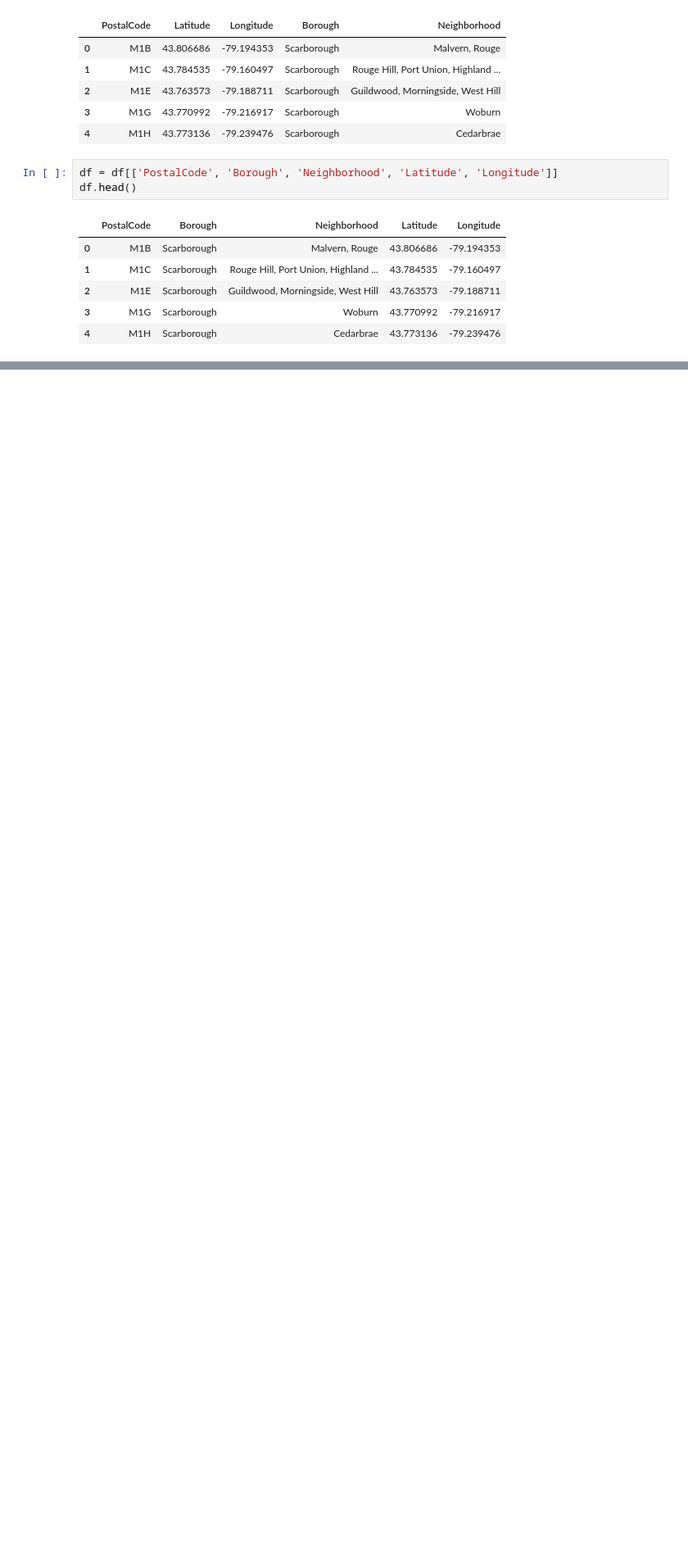
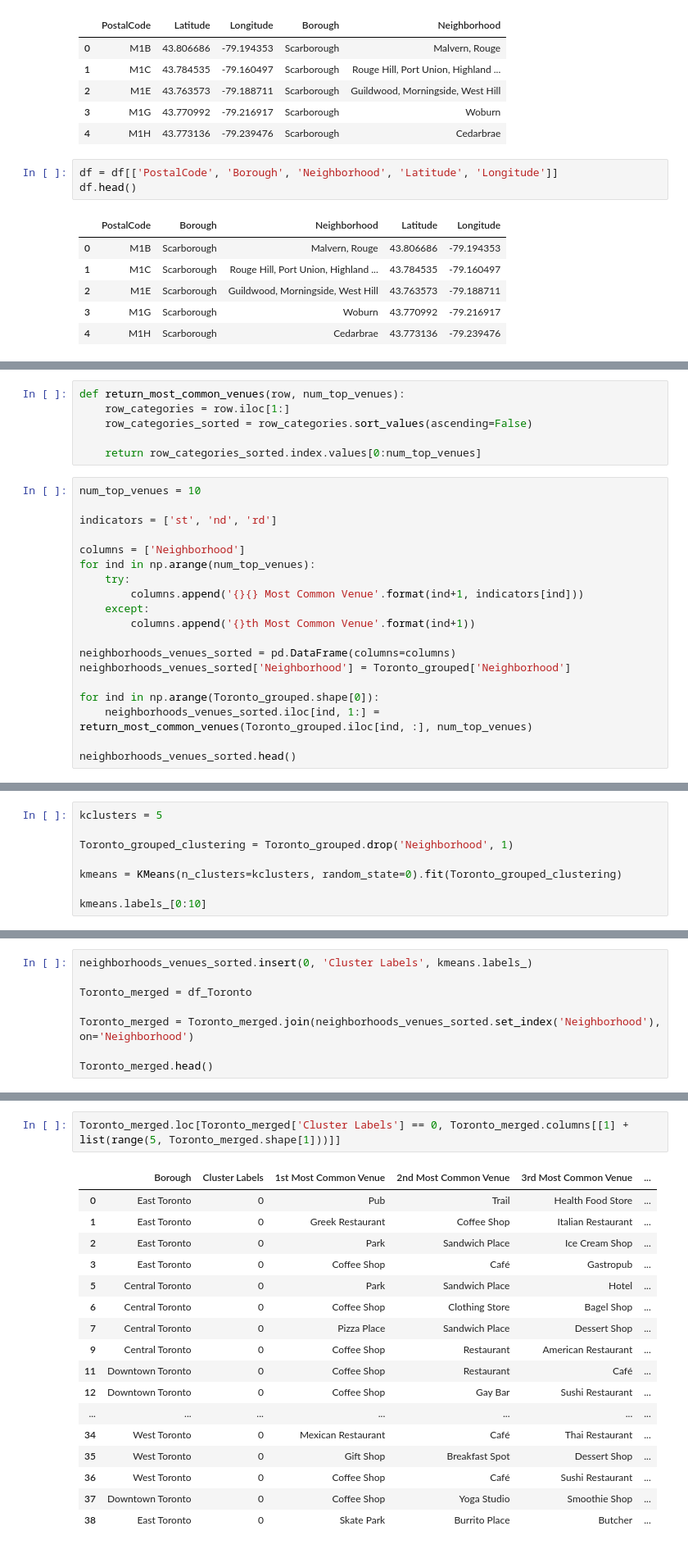
Before and after one commit to eroenicke/Coursera_Capstone, a Jupyter notebook: 1_Clustering Neighborhoods in Toronto.ipynb, the cells around one changed output, grey strips where cells are left out. Shown at 82% size. Saved outputs shown, nothing was run; the diff lists cells and outputs as text; blank space fills up the shorter version.

```diff
--- a/1_Clustering Neighborhoods in Toronto.ipynb
+++ b/1_Clustering Neighborhoods in Toronto.ipynb
@@ -184,0 +372,25 @@ df.head()
+# %%
+def return_most_common_venues(row, num_top_venues):
+    row_categories = row.iloc[1:]
+    row_categories_sorted = row_categories.sort_values(ascending=False)
+
+    return row_categories_sorted.index.values[0:num_top_venues]
+# %%
+num_top_venues = 10
+
+indicators = ['st', 'nd', 'rd']
+
+columns = ['Neighborhood']
+for ind in np.arange(num_top_venues):
+    try:
+        columns.append('{}{} Most Common Venue'.format(ind+1, indicators[ind]))
+    except:
+        columns.append('{}th Most Common Venue'.format(ind+1))
+
+neighborhoods_venues_sorted = pd.DataFrame(columns=columns)
+neighborhoods_venues_sorted['Neighborhood'] = Toronto_grouped['Neighborhood']
+
+for ind in np.arange(Toronto_grouped.shape[0]):
+    neighborhoods_venues_sorted.iloc[ind, 1:] = return_most_common_venues(Toronto_grouped.iloc[ind, :], num_top_venues)
+
+neighborhoods_venues_sorted.head()
@@ -184,0 +406,8 @@ df.head()
+# %%
+kclusters = 5
+
+Toronto_grouped_clustering = Toronto_grouped.drop('Neighborhood', 1)
+
+kmeans = KMeans(n_clusters=kclusters, random_state=0).fit(Toronto_grouped_clustering)
+
+kmeans.labels_[0:10]
@@ -184,0 +418,8 @@ df.head()
+# %%
+neighborhoods_venues_sorted.insert(0, 'Cluster Labels', kmeans.labels_)
+
+Toronto_merged = df_Toronto
+
+Toronto_merged = Toronto_merged.join(neighborhoods_venues_sorted.set_index('Neighborhood'), on='Neighborhood')
+
+Toronto_merged.head()
@@ -184,0 +462,20 @@ df.head()
+# %%
+Toronto_merged.loc[Toronto_merged['Cluster Labels'] == 0, Toronto_merged.columns[[1] + list(range(5, Toronto_merged.shape[1]))]]
+# %% [output]
+|  | Borough | Cluster Labels | 1st Most Common Venue | 2nd Most Common Venue | 3rd Most Common Venue | ... |
+| 0 | East Toronto | 0 | Pub | Trail | Health Food Store | ... |
+| 1 | East Toronto | 0 | Greek Restaurant | Coffee Shop | Italian Restaurant | ... |
+| 2 | East Toronto | 0 | Park | Sandwich Place | Ice Cream Shop | ... |
+| 3 | East Toronto | 0 | Coffee Shop | Café | Gastropub | ... |
+| 5 | Central Toronto | 0 | Park | Sandwich Place | Hotel | ... |
+| 6 | Central Toronto | 0 | Coffee Shop | Clothing Store | Bagel Shop | ... |
+| 7 | Central Toronto | 0 | Pizza Place | Sandwich Place | Dessert Shop | ... |
+| 9 | Central Toronto | 0 | Coffee Shop | Restaurant | American Restaurant | ... |
+| 11 | Downtown Toronto | 0 | Coffee Shop | Restaurant | Café | ... |
+| 12 | Downtown Toronto | 0 | Coffee Shop | Gay Bar | Sushi Restaurant | ... |
+| ... | ... | ... | ... | ... | ... | ... |
+| 34 | West Toronto | 0 | Mexican Restaurant | Café | Thai Restaurant | ... |
+| 35 | West Toronto | 0 | Gift Shop | Breakfast Spot | Dessert Shop | ... |
+| 36 | West Toronto | 0 | Coffee Shop | Café | Sushi Restaurant | ... |
+| 37 | Downtown Toronto | 0 | Coffee Shop | Yoga Studio | Smoothie Shop | ... |
+| 38 | East Toronto | 0 | Skate Park | Burrito Place | Butcher | ... |
```
Also changed, not shown: parts of 37 cells of this notebook.
